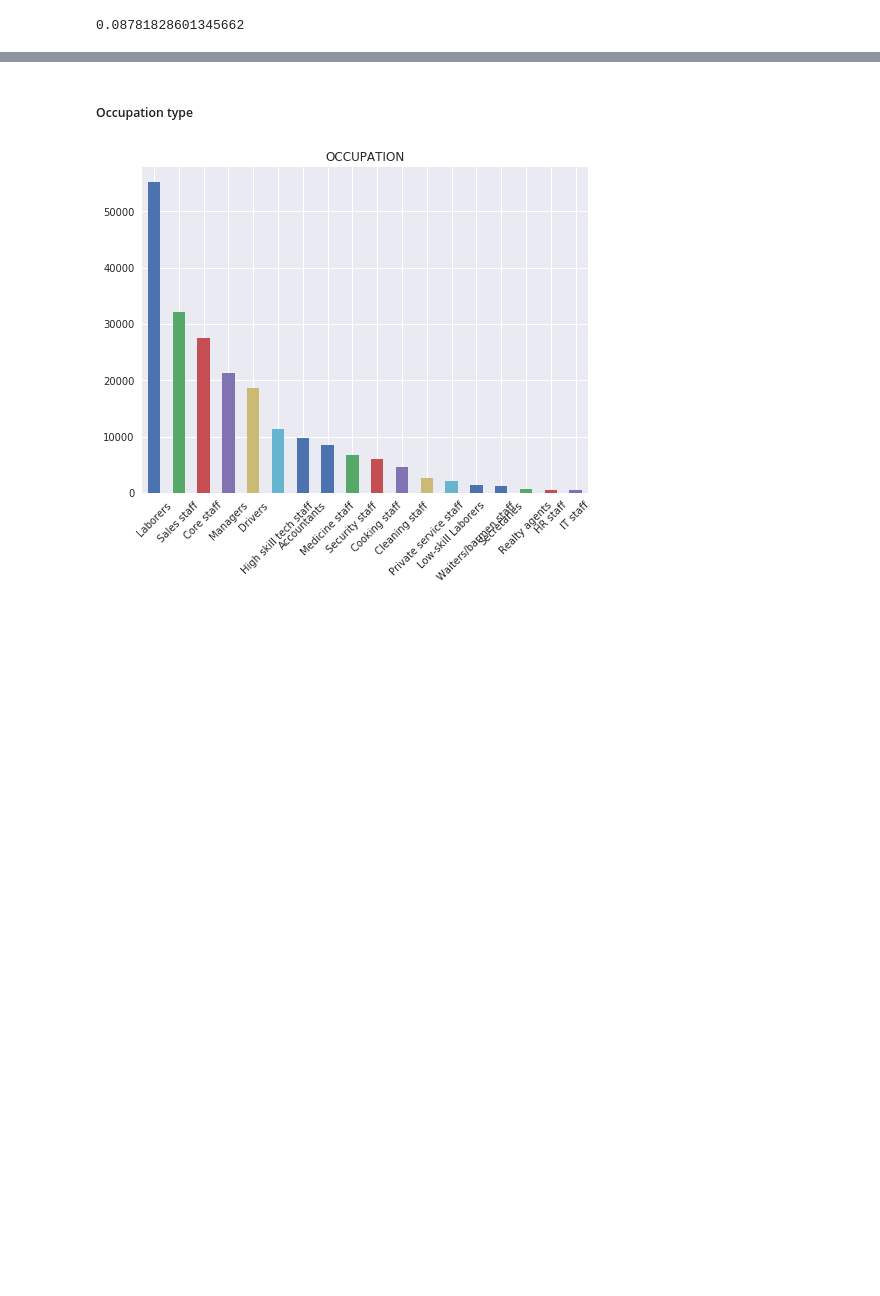
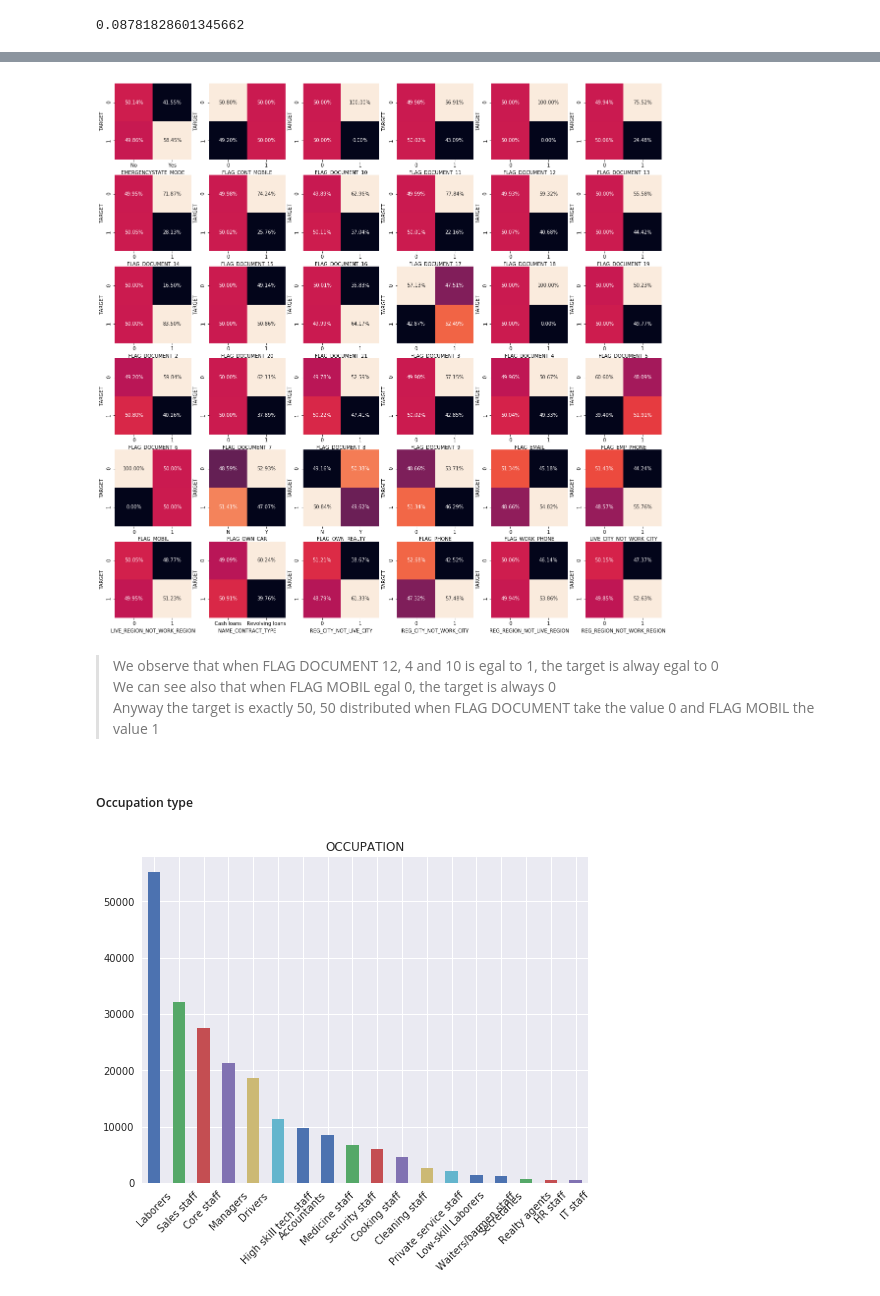
Before and after one commit to borahntarridec/Home-Credit-Default-Risk, a Jupyter notebook: exploring_data.ipynb, the cells around one changed output, grey strips where cells are left out. Drawn from its saved outputs; the diff is of its cells as text; code cells hidden in the pictures; blank space fills up the shorter version.

```diff
--- a/exploring_data.ipynb
+++ b/exploring_data.ipynb
@@ -241,3 +241,25 @@ print(app_train.TARGET.value_counts()[1]/app_train.TARGET.value_counts()[0])
+# %%
+binary_features.sort()
+
+fig, ax = plt.subplots(6, 6, figsize = (20, 20))
+i, j = 0, 0
+for idx in range(len(binary_features)):
+    if idx % 6 == 0 and idx != 0:
+        j += 1
+
+    i = idx % 6
+    feature = binary_features[idx]
+    crosstab_df = pd.crosstab(app_train["TARGET"], app_train[feature], normalize = True)
+
+    crosstab_df = crosstab_df.div(crosstab_df.sum(axis = 1), axis = 0)
+    crosstab_df = crosstab_df.div(crosstab_df.sum(axis = 0), axis = 1)
+    sns.heatmap(crosstab_df, annot = True, square = True, ax = ax[j, i], cbar = False, fmt = '.2%')
+# %% [output]
+[figure, added]
+# %% [markdown]
+> We observe that when FLAG DOCUMENT 12, 4 and 10 is egal to 1, the target is alway egal to 0 <br>
+> We can see also that when FLAG MOBIL egal 0, the target is always 0 <br>
+> Anyway the target is exactly 50, 50 distributed when FLAG DOCUMENT take the value 0 and FLAG MOBIL the value 1 <br>
 # %% [markdown]
 ##### Occupation type
 # %%
```
Also changed, not shown: parts of 15 cells of this notebook.
